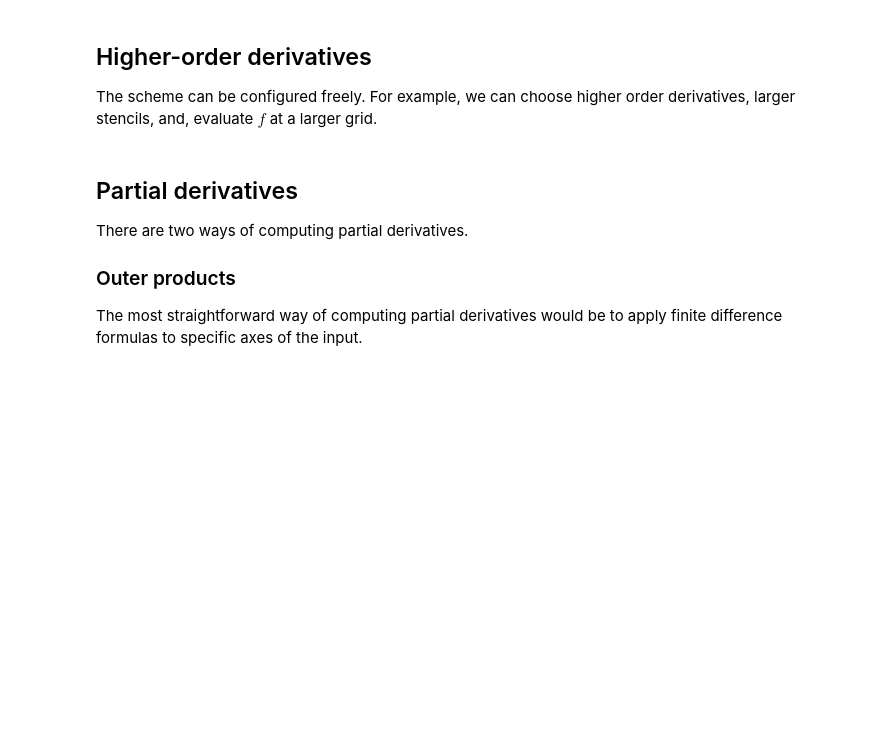
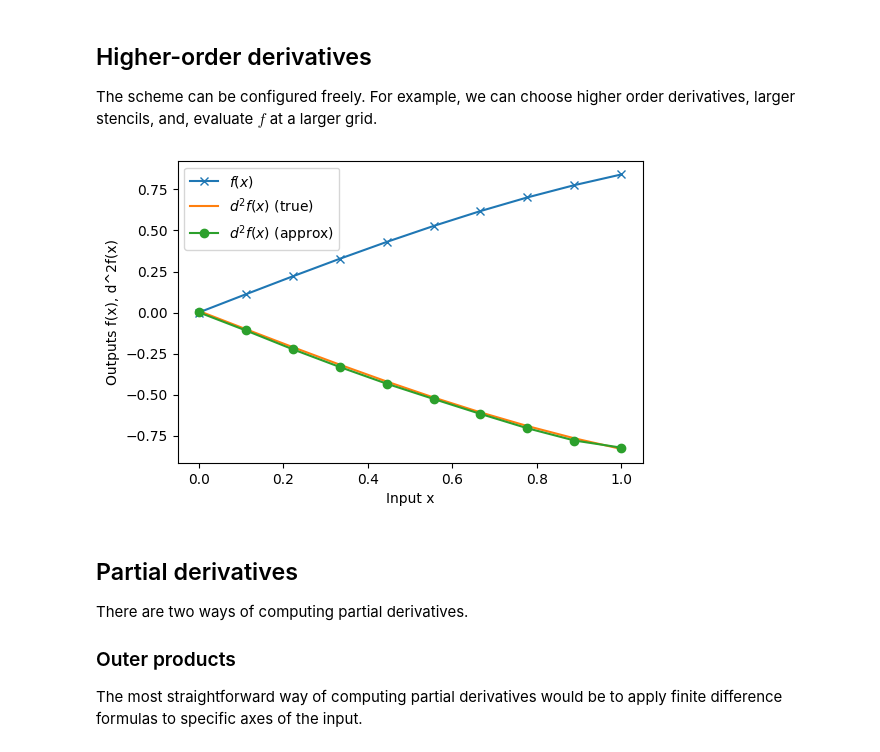
Before and after one commit to pnkraemer/probfindiff, a Jupyter notebook: docs/notebooks/getting_started/basics.ipynb, the cells around one changed output. Saved outputs shown, nothing was run; the diff lists cells and outputs as text; code cells hidden in the pictures; blank space fills up the shorter version.

```diff
--- a/docs/notebooks/getting_started/basics.ipynb
+++ b/docs/notebooks/getting_started/basics.ipynb
@@ -42,19 +43,22 @@ NameError: name 'jnp' is not defined
 ## Higher-order derivatives
 The scheme can be configured freely. For example, we can choose higher order derivatives, larger stencils, and, evaluate $f$ at a larger grid.
 # %%
-fd_scheme = pnfindiff.findiff(xs=xs, deriv=2, num=4)
+coeffs, indices = coefficients.derivative_higher(xs=xs, deriv=2, num=4)
+d2fx_approx, _ = coefficients.apply(fx, coeffs=coeffs, indices=indices)
+
 d2fx_true = -jnp.sin(xs)
-d2fx_approx, _ = fd_scheme(fx)
 
 plt.plot(xs, fx, "x-", label="$f(x)$")
 plt.plot(
     xs, d2fx_true + 0.01, "-", label=r"$d^2f(x)$ (true)"
 )  # small jitter for visibility
 plt.plot(xs, d2fx_approx, "o-", label=r"$d^2f(x)$ (approx)")
 plt.legend()
 plt.xlabel("Input x")
 plt.ylabel("Outputs f(x), d^2f(x)")
 plt.show()
+# %% [output]
+[figure, added]
 # %% [markdown]
 ## Partial derivatives
 
```
Also changed, not shown: parts of 3 cells of this notebook.
